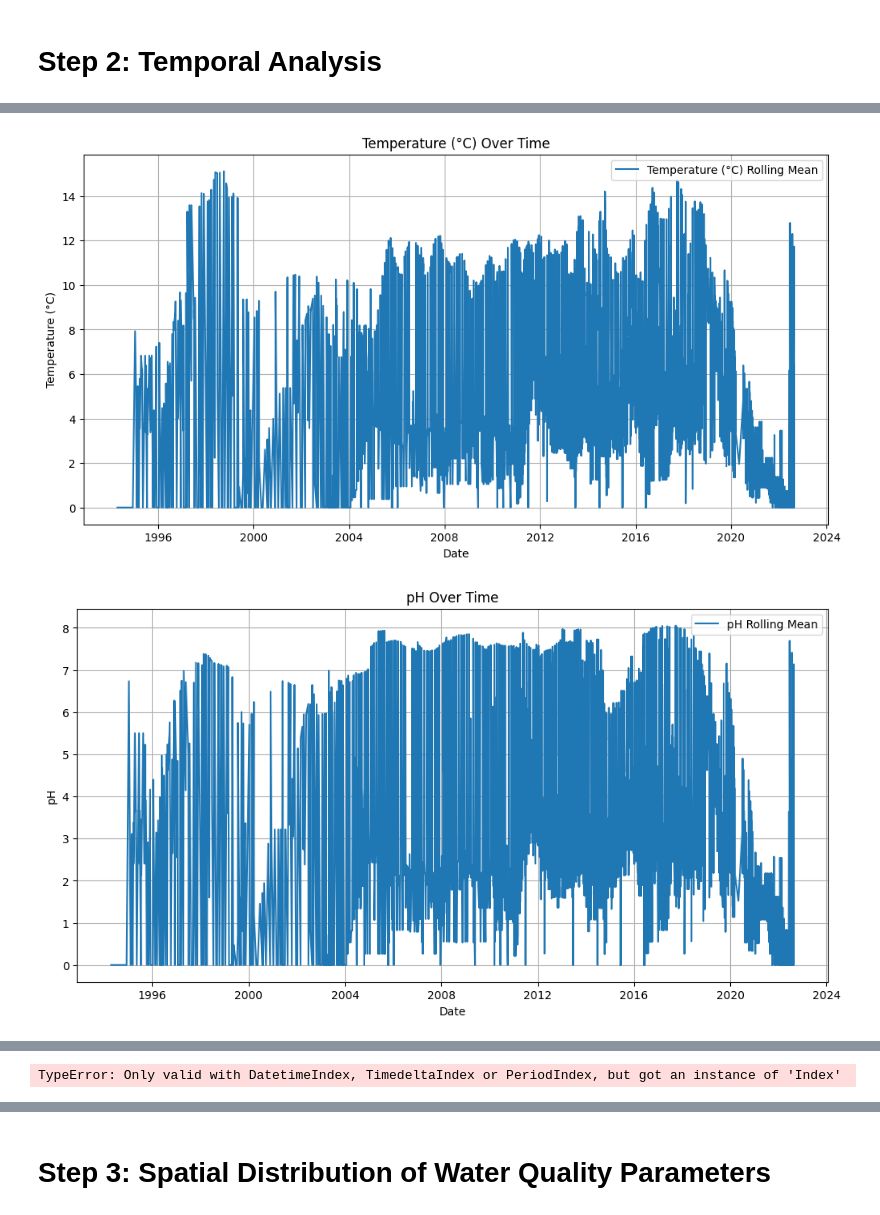
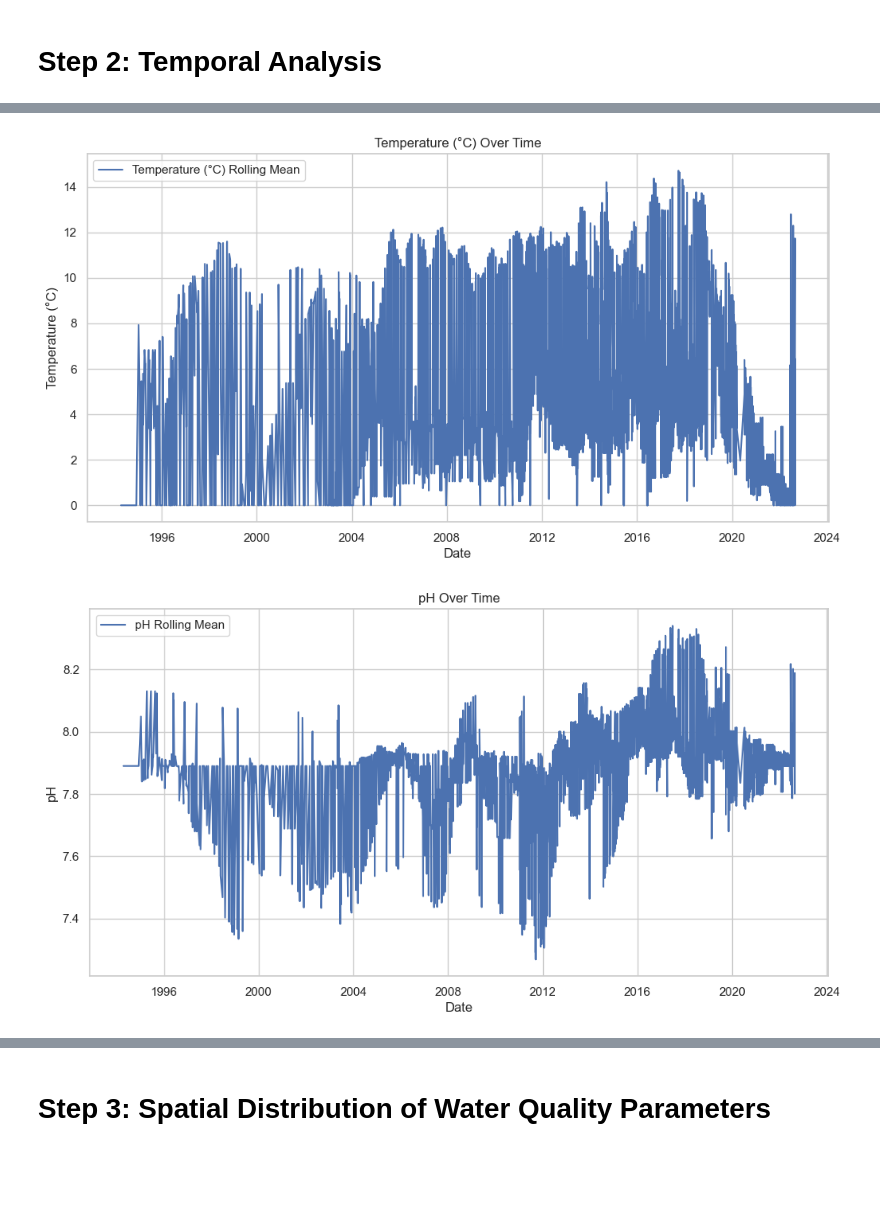
Before and after one commit to fm548/Assesing-Surface-Water-Quality-, a Jupyter notebook: Surface water Quality -Dissertation.ipynb, the cells around one changed output, grey strips where cells are left out. Saved outputs shown, nothing was run; the diff lists cells and outputs as text; code cells hidden in the pictures; blank space fills up the shorter version.

```diff
--- a/Surface water Quality -Dissertation.ipynb
+++ b/Surface water Quality -Dissertation.ipynb
@@ -178,20 +366,19 @@ import pandas as pd
 import seaborn as sns
 import matplotlib.pyplot as plt
 
-# Load the data
-file_path = r'C:\Users\FIONA\Desktop\Dissertation\Surface_Water_Quality.csv'
-data = pd.read_csv(file_path)
+# Load the cleaned dataset
+data = pd.read_csv('final_cleaned_surface_water_quality.csv')
 
-# Convert datetime column to datetime type
+# Convert 'datetime' column to datetime type
 data['datetime'] = pd.to_datetime(data['datetime'])
 
-# Remove duplicates in datetime column
+# Remove duplicates in the datetime column
 data = data.drop_duplicates(subset='datetime')
 
 # Ensure datetime is the index
 data = data.set_index('datetime')
 
-# Rolling mean for smoother visualization
+# Create Rolling Means for smoother visualization
 data['ec_cfu_rolling'] = data['ec_cfu'].rolling(window=30).mean()
 data['tc_cfu_rolling'] = data['tc_cfu'].rolling(window=30).mean()
 data['temp_rolling'] = data['temp'].rolling(window=30).mean()
@@ -210,41 +397,14 @@ attribute_names = {
     'do': 'Dissolved Oxygen (mg/L)'
 }
 
-# Plotting each attribute
+# Plot the Time Series for each indicator
 for attribute in key_attributes:
     plt.figure(figsize=(12, 6))
-    sns.lineplot(x=data.index, y=f'{attribute}_rolling', data=data, label=f'{attribute_names[attribute]} Rolling Mean')
+    sns.lineplot(data=data, x=data.index, y=f'{attribute}_rolling', label=f'{attribute_names[attribute]} Rolling Mean')
     plt.title(f'{attribute_names[attribute]} Over Time')
     plt.xlabel('Date')
     plt.ylabel(attribute_names[attribute])
     plt.legend()
     plt.grid(True)
     plt.show()
-
-# Ensure datetime is the index and remove duplicates
-data = data.reset_index().drop_duplicates(subset='datetime').set_index('datetime')
-
-# Resample only numeric columns for down-sampled plot
-numeric_cols = data.select_dtypes(include=['number']).columns
-sampled_data = data[numeric_cols].resample('M').mean()
-
-# Time series plot for E. coli (down-sampled)
-plt.figure(figsize=(12, 6))
-sns.lineplot(x=sampled_data.index, y='ec_cfu', data=sampled_data, label='E. coli (CFU)')
-plt.title('E. coli (CFU) Over Time (Monthly Average)')
-plt.xlabel('Date')
-plt.ylabel('E. coli (CFU)')
-plt.legend()
-plt.grid(True)
-plt.show()
-
-# Time series plot for Dissolved Oxygen (down-sampled)
-plt.figure(figsize=(12, 6))
-sns.lineplot(x=sampled_data.index, y='do', data=sampled_data, label='Dissolved Oxygen')
-plt.title('Dissolved Oxygen Over Time (Monthly Average)')
-plt.xlabel('Date')
-plt.ylabel('Dissolved Oxygen (mg/L)')
-plt.legend()
-plt.grid(True)
-plt.show()
 # %% [output]
@@ -253,2 +413,2 @@ plt.show()
-[figure, old version]
+[figure, new version]
-[figure, old version]
+[figure, new version]
@@ -256,4 +416,3 @@ plt.show()
-TypeError: Only valid with DatetimeIndex, TimedeltaIndex or PeriodIndex, but got an instance of 'Index'
 # %% [markdown]
 Interpretation of the Temporal Analysis Graphs:
 
```
Also changed, not shown: parts of 53 cells of this notebook, 3 other files.
